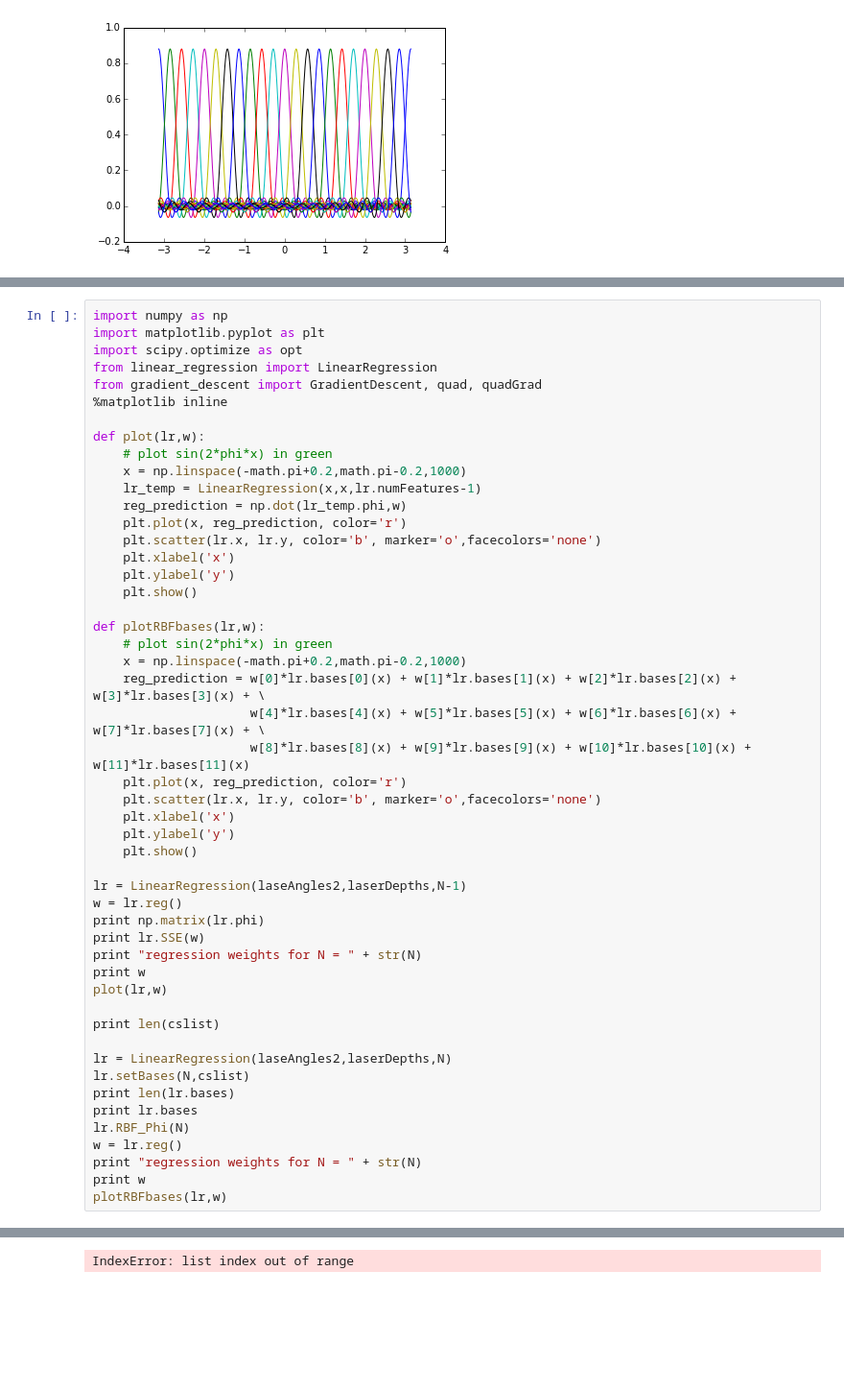
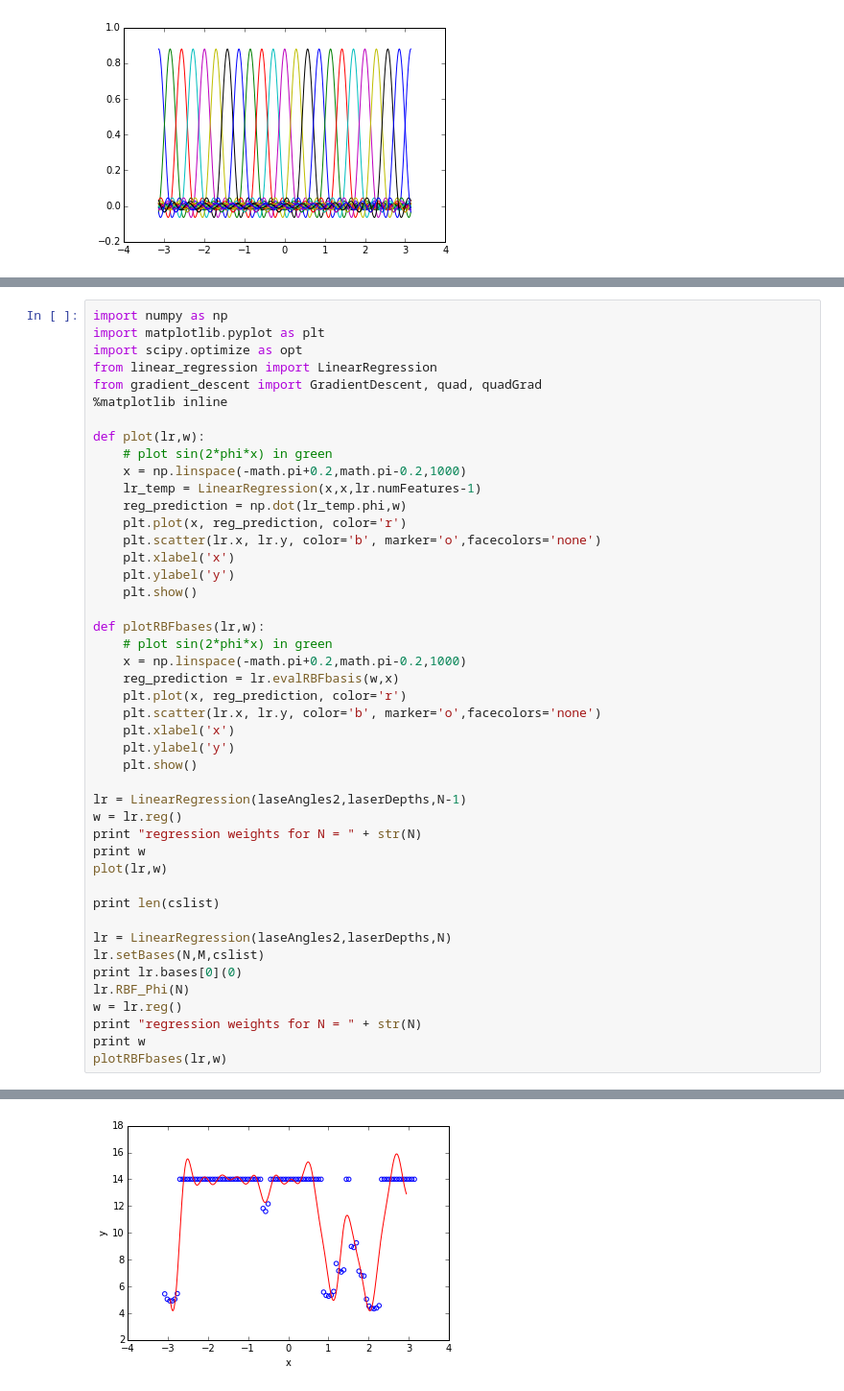
Before and after one commit to peteflorence/GeometricPDEs, a Jupyter notebook: _RotatingBot/BasisFunctionFitting.ipynb, the cells around one changed output, grey strips where cells are left out. Shown at 96% size. Drawn from its saved outputs; the diff is of its cells as text; blank space fills up the shorter version.

```diff
--- a/_RotatingBot/BasisFunctionFitting.ipynb
+++ b/_RotatingBot/BasisFunctionFitting.ipynb
@@ -116,9 +122,7 @@ def plot(lr,w):
 def plotRBFbases(lr,w):
     # plot sin(2*phi*x) in green
     x = np.linspace(-math.pi+0.2,math.pi-0.2,1000)
-    reg_prediction = w[0]*lr.bases[0](x) + w[1]*lr.bases[1](x) + w[2]*lr.bases[2](x) + w[3]*lr.bases[3](x) + \
-                     w[4]*lr.bases[4](x) + w[5]*lr.bases[5](x) + w[6]*lr.bases[6](x) + w[7]*lr.bases[7](x) + \
-                     w[8]*lr.bases[8](x) + w[9]*lr.bases[9](x) + w[10]*lr.bases[10](x) + w[11]*lr.bases[11](x)
+    reg_prediction = lr.evalRBFbasis(w,x)
     plt.plot(x, reg_prediction, color='r')
     plt.scatter(lr.x, lr.y, color='b', marker='o',facecolors='none')
     plt.xlabel('x')
@@ -127,8 +131,6 @@ def plotRBFbases(lr,w):
 
 lr = LinearRegression(laseAngles2,laserDepths,N-1)
 w = lr.reg()
-print np.matrix(lr.phi)
-print lr.SSE(w)
 print "regression weights for N = " + str(N)
 print w
 plot(lr,w)
@@ -136,9 +138,8 @@ plot(lr,w)
 print len(cslist)
 
 lr = LinearRegression(laseAngles2,laserDepths,N)
-lr.setBases(N,cslist)
-print len(lr.bases)
-print lr.bases
+lr.setBases(N,M,cslist)
+print lr.bases[0](0)
 lr.RBF_Phi(N)
 w = lr.reg()
 print "regression weights for N = " + str(N)
@@ -170 +174 @@ plotRBFbases(lr,w)
-IndexError: list index out of range
+[figure, added]
```
Also changed, not shown: parts of 6 cells of this notebook, 2 other files.
